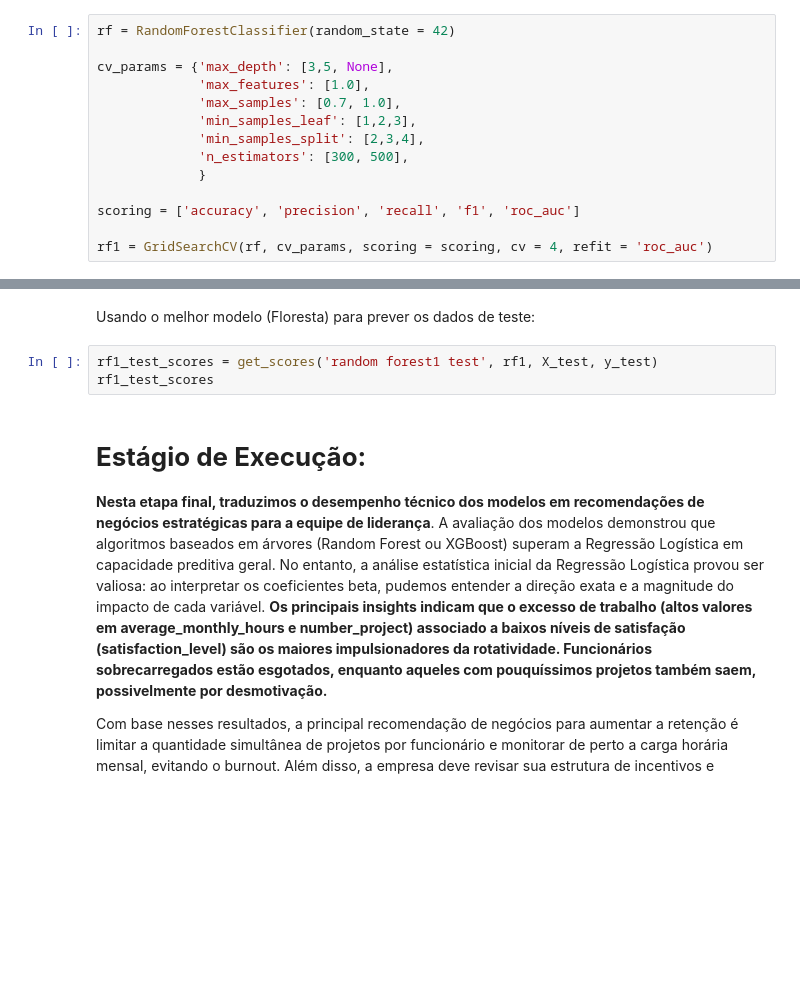
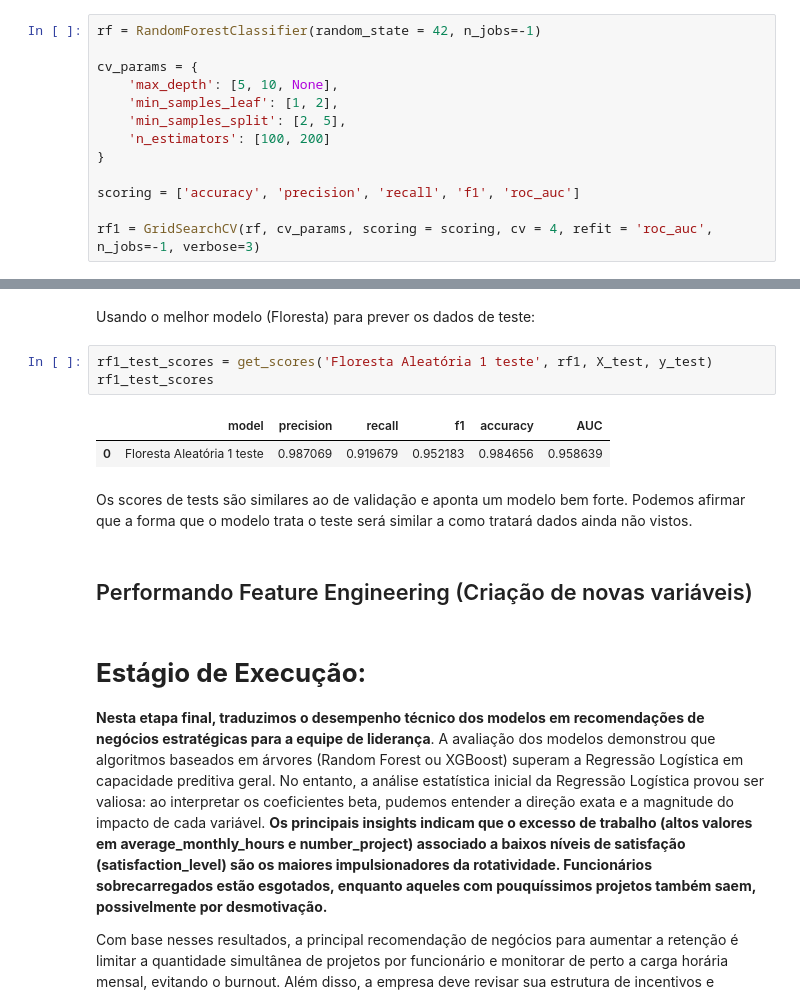
Before and after one commit to nogsposito/salifort-motors-retention-analysis, a Jupyter notebook: notebooks/Salifort_Motors_Capstone.ipynb, the cells around one changed output, grey strips where cells are left out. Cells and saved outputs as stored; diff of their text form; blank space fills up the shorter version.

```diff
--- a/notebooks/Salifort_Motors_Capstone.ipynb
+++ b/notebooks/Salifort_Motors_Capstone.ipynb
@@ -773,19 +773,18 @@ Porém, é importante manter em mente que árvores são propensas a overfitting
 
 Construindo uma floresta aleatória e usando novamente o cross-validated grid para obter os melhores parâmetros.
 # %%
-rf = RandomForestClassifier(random_state = 42)
+rf = RandomForestClassifier(random_state = 42, n_jobs=-1)
 
-cv_params = {'max_depth': [3,5, None],
-             'max_features': [1.0],
-             'max_samples': [0.7, 1.0],
-             'min_samples_leaf': [1,2,3],
-             'min_samples_split': [2,3,4],
-             'n_estimators': [300, 500],
-             }
+cv_params = {
+    'max_depth': [5, 10, None],
+    'min_samples_leaf': [1, 2],
+    'min_samples_split': [2, 5],
+    'n_estimators': [100, 200]
+}
 
 scoring = ['accuracy', 'precision', 'recall', 'f1', 'roc_auc']
 
-rf1 = GridSearchCV(rf, cv_params, scoring = scoring, cv = 4, refit = 'roc_auc')
+rf1 = GridSearchCV(rf, cv_params, scoring = scoring, cv = 4, refit = 'roc_auc', n_jobs=-1, verbose=3)
 # %%
 %%time
 rf1.fit(X_train, y_train)
@@ -832,8 +855,15 @@ def get_scores(model_name:str, model, X_test_data, y_test_data):
 # %% [markdown]
 Usando o melhor modelo (Floresta) para prever os dados de teste:
 # %%
-rf1_test_scores = get_scores('random forest1 test', rf1, X_test, y_test)
+rf1_test_scores = get_scores('Floresta Aleatória 1 teste', rf1, X_test, y_test)
 rf1_test_scores
+# %% [output]
+|  | model | precision | recall | f1 | accuracy | AUC |
+| 0 | Floresta Aleatória 1 teste | 0.987069 | 0.919679 | 0.952183 | 0.984656 | 0.958639 |
+# %% [markdown]
+Os scores de tests são similares ao de validação e aponta um modelo bem forte. Podemos afirmar que a forma que o modelo trata o teste será similar a como tratará dados ainda não vistos.
+# %% [markdown]
+## Performando Feature Engineering (Criação de novas variáveis)
 # %% [markdown]
 # **Estágio de Execução:**
 
```
Also changed, not shown: parts of 9 cells of this notebook.
